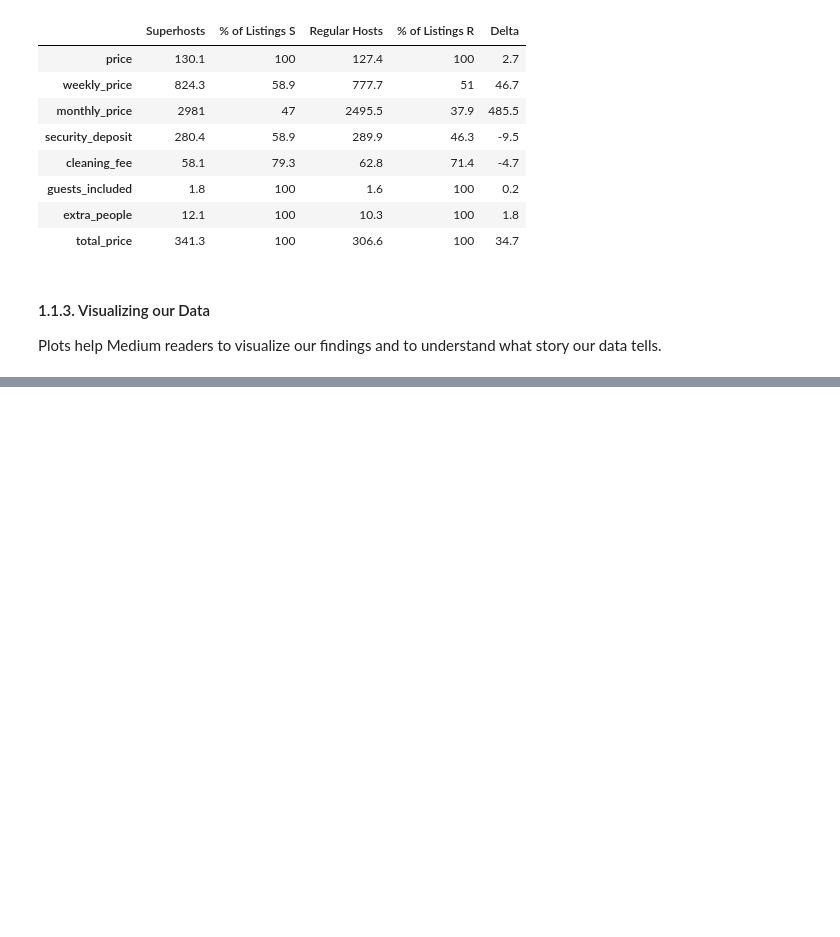
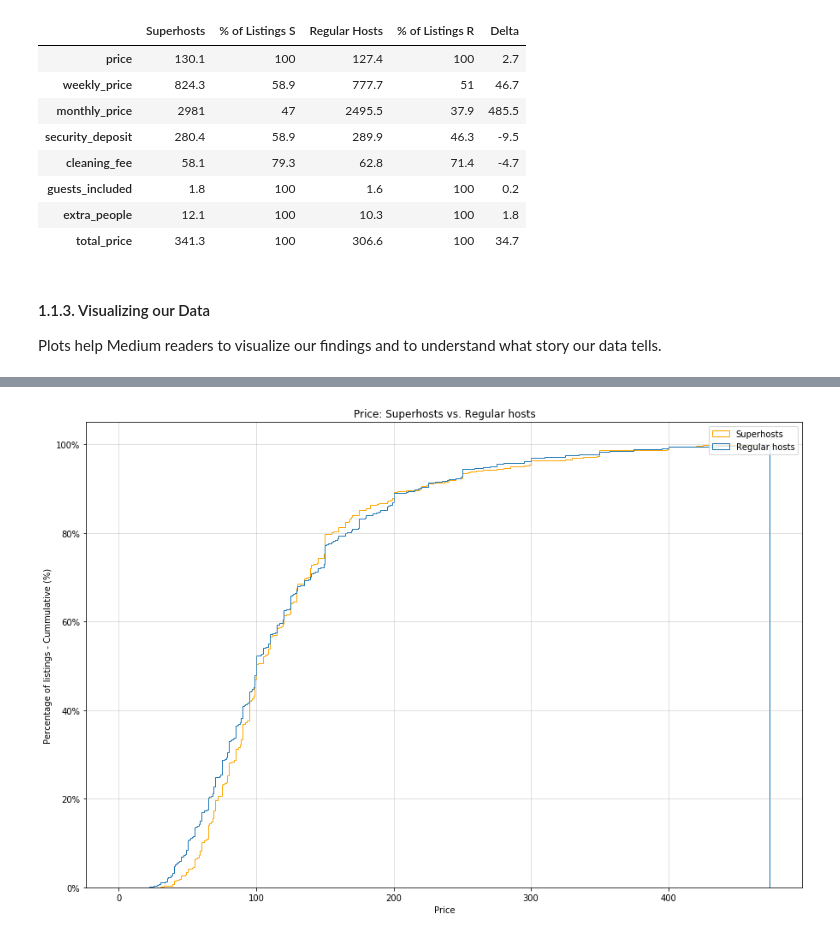
Before and after one commit to ttheoto/Udacity_Airbnb_Project, a Jupyter notebook: Airbnb_Seattle_Exploration.ipynb, the cells around one changed output, grey strips where cells are left out. Saved outputs shown, nothing was run; the diff lists cells and outputs as text; code cells hidden in the pictures; blank space fills up the shorter version.

```diff
--- a/Airbnb_Seattle_Exploration.ipynb
+++ b/Airbnb_Seattle_Exploration.ipynb
@@ -962,0 +798,6 @@ plt.xlabel('Overall Rating');
+# %%
+# Price Cummulative Histogram - bin size = 1 - outliers (top 1% most expensive) are not shown
+
+cummulative_hist(reg_df, super_df, 'price', 1, max_range_99=True)
+# %% [output]
+[figure, added]
```
Also changed, not shown: parts of 42 cells of this notebook.
